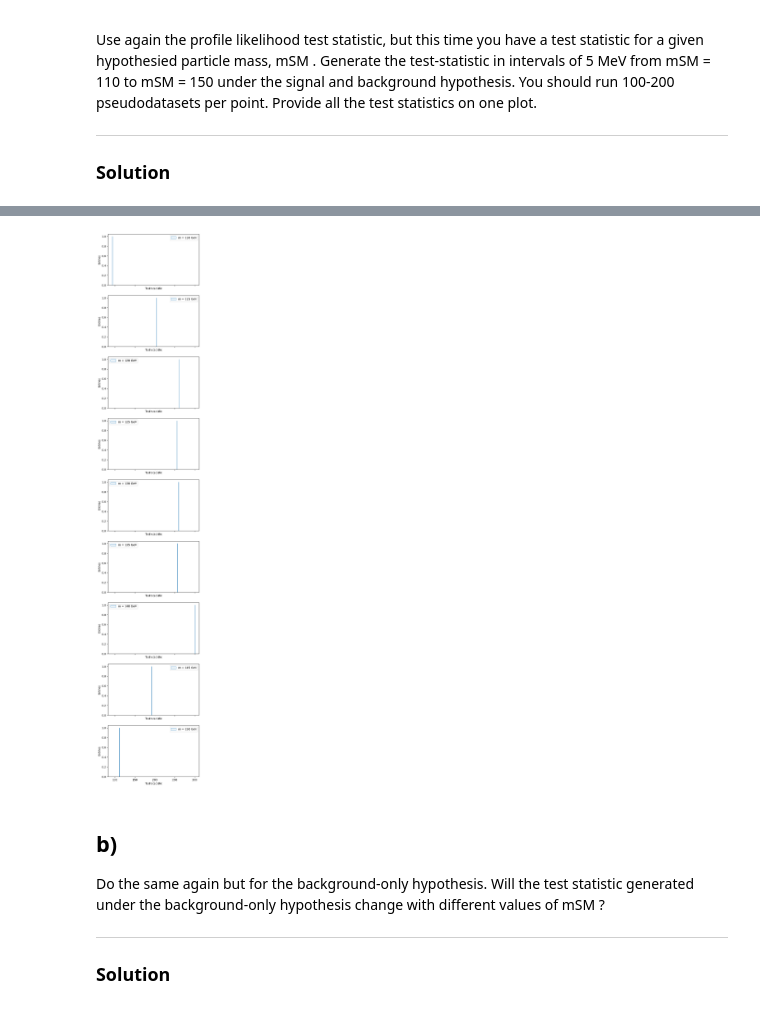
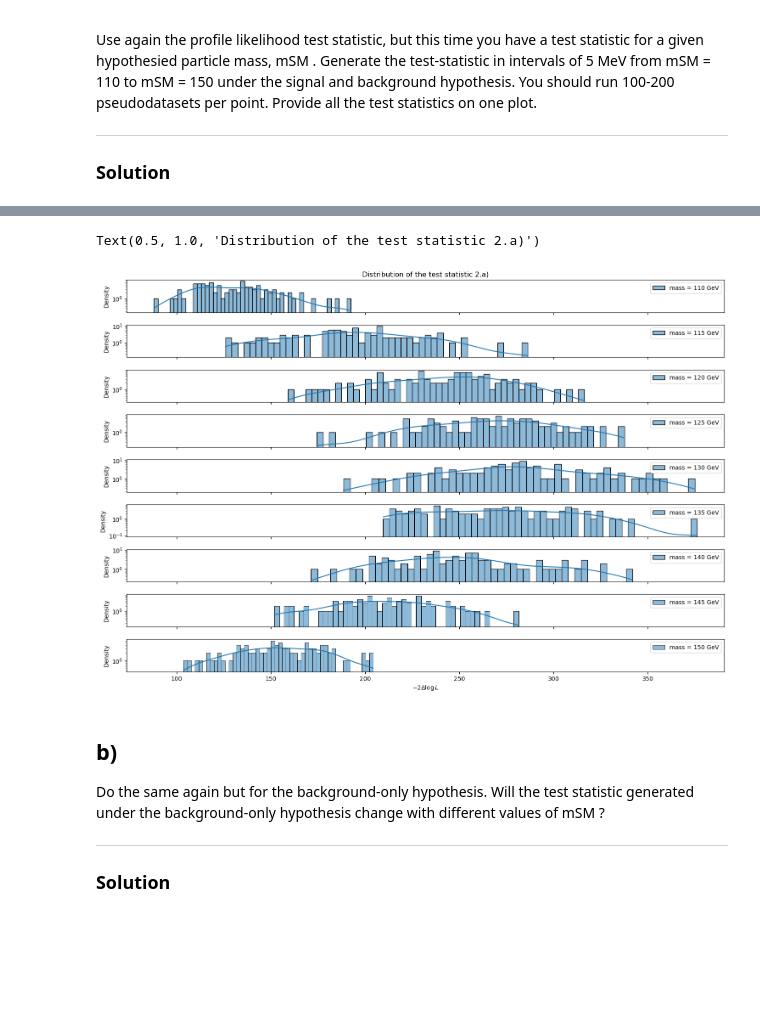
Before and after one commit to munozariasjm/PSet_Statistics-8_811, a Jupyter notebook: notebooks/02.ipynb, the cells around one changed output, grey strips where cells are left out. Cells and saved outputs as stored; diff of their text form; code cells hidden in the pictures; blank space fills up the shorter version.

```diff
--- a/notebooks/02.ipynb
+++ b/notebooks/02.ipynb
@@ -81,6 +76 @@ def perform_pseudo_experiment(mass):
     return t_stat
-# %%
-pseudo_experiments = {
-    mass: [perform_pseudo_experiment(mass) for _ in tqdm(range(n_pseudo))]
-    for mass in mass_hypotheses
-}
@@ -88,0 +77,21 @@ NameError: name 'mass_hypotheses' is not defined
+# %%
+import glob
+PATH_2_SOL_DATASETS = "../sol_datasets/"
+# Check if the datasets are already generated
+if glob.glob(PATH_2_SOL_DATASETS + "2a.csv"):
+    print("Loading datasets from disk")
+    df_a = pd.read_csv(PATH_2_SOL_DATASETS + "2a.csv")
+
+else:
+
+    results = {"mass": [], "test_statistic": []}
+    for mass in range(110, 151, 5):
+        print(f"mass = {mass}")
+        test_statistic = []
+        for _ in tqdm(range(n_pseudo)):
+            test_statistic += [perform_pseudo_experiment(mass, obs, n_real, zfit_data)]
+        test_statistic = np.array(test_statistic)
+        results["mass"] += [mass]*n_pseudo
+        results["test_statistic"] += test_statistic.tolist()
+    df_a = pd.DataFrame(results)
+    df_a.to_csv(PATH_2_SOL_DATASETS + "2a.csv")
@@ -89,13 +108,19 @@ NameError: name 'mass_hypotheses' is not defined
 # %%
-fig, ax = plt.subplots(len(mass_hypotheses), 1, figsize=(6, 4 * len(mass_hypotheses),), sharex=True)
+df_b = pd.DataFrame(results)
+import seaborn as sns
+fig, ax = plt.subplots(len(mass_hypotheses), 1, figsize=(15, 10,), sharex=True)
 for i, mass in enumerate(mass_hypotheses):
-    ax[i].hist(pseudo_experiments[mass], bins=50, histtype="step", label=f"m = {mass} GeV")
+    sns.histplot(df_b.query(f"mass == {mass}")["test_statistic"], bins=50, ax=ax[i], label=f"mass = {mass} GeV", kde=True)
     ax[i].set_yscale("log")
     ax[i].set_xlabel(r"$-2 \Delta \log L$")
-    ax[i].set_ylabel("Entries")
+    ax[i].set_ylabel("Density")
     ax[i].legend()
+fig.tight_layout()
+# Set title
+ax[0].set_title("Distribution of the test statistic 2.a)")
 # %% [output]
+Text(0.5, 1.0, 'Distribution of the test statistic 2.a)')
-[figure, old version]
+[figure, new version]
 # %% [markdown]
 ## b)
 
```
Also changed, not shown: parts of 14 cells of this notebook, 6 other files.
